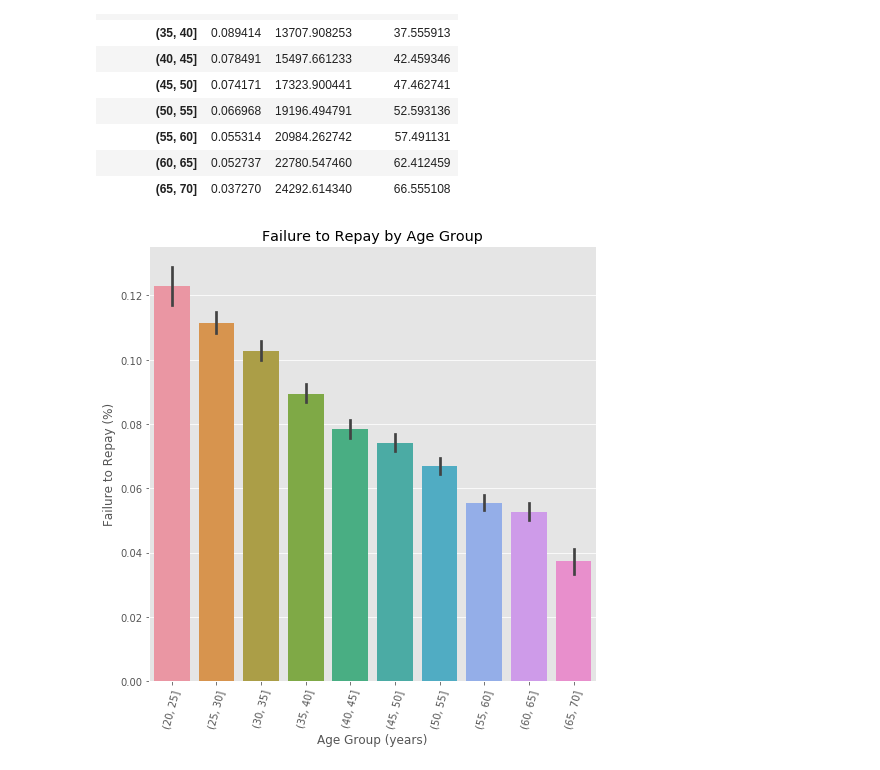
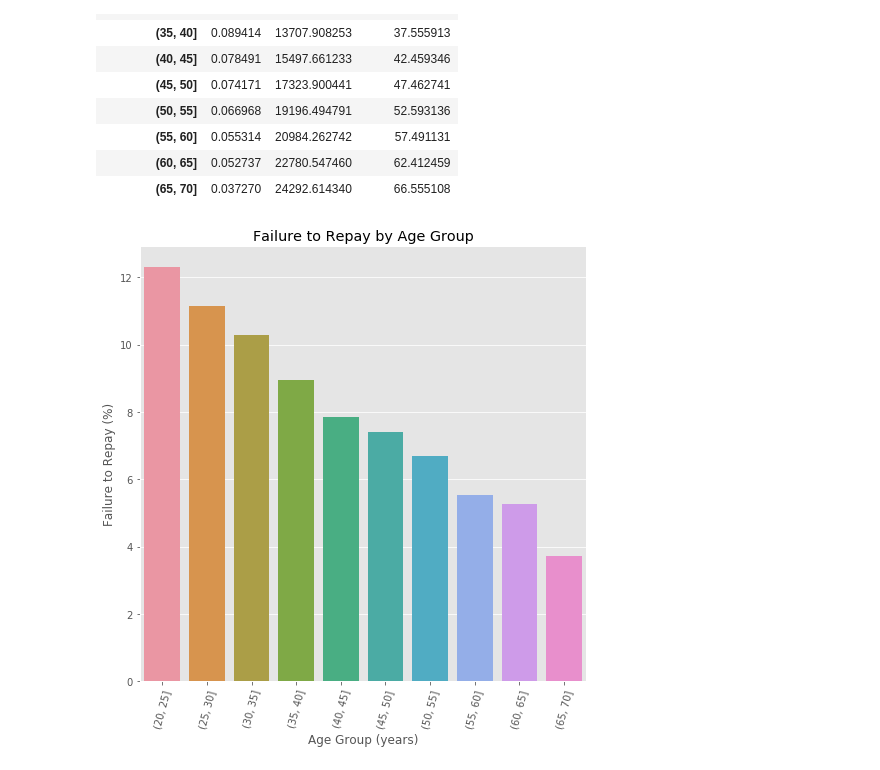
Before and after one commit to loe1616/Machine_operation, a Jupyter notebook: Day016/Day_016_HW.ipynb, the cells around one changed output. Saved outputs shown, nothing was run; the diff lists cells and outputs as text; code cells hidden in the pictures.

```diff
--- a/Day016/Day_016_HW.ipynb
+++ b/Day016/Day_016_HW.ipynb
@@ -128,16 +116,16 @@ age_groups
 # %%
 plt.figure(figsize = (8, 8))
 
 # 以年齡區間為 x, target 為 y 繪製 barplot
 """
 Your Code Here
 """
-px = age_data['YEARS_BINNED']
-py = age_data['TARGET']
+px = age_groups.index.astype(str)
+py = age_groups['TARGET']*100
 sns.barplot(px, py)
 
 # Plot labeling
 plt.xticks(rotation = 75); plt.xlabel('Age Group (years)'); plt.ylabel('Failure to Repay (%)')
 plt.title('Failure to Repay by Age Group');
 # %% [output]
-[figure, old version]
+[figure, new version]
```
Also changed, not shown: parts of 1 cell of this notebook.
